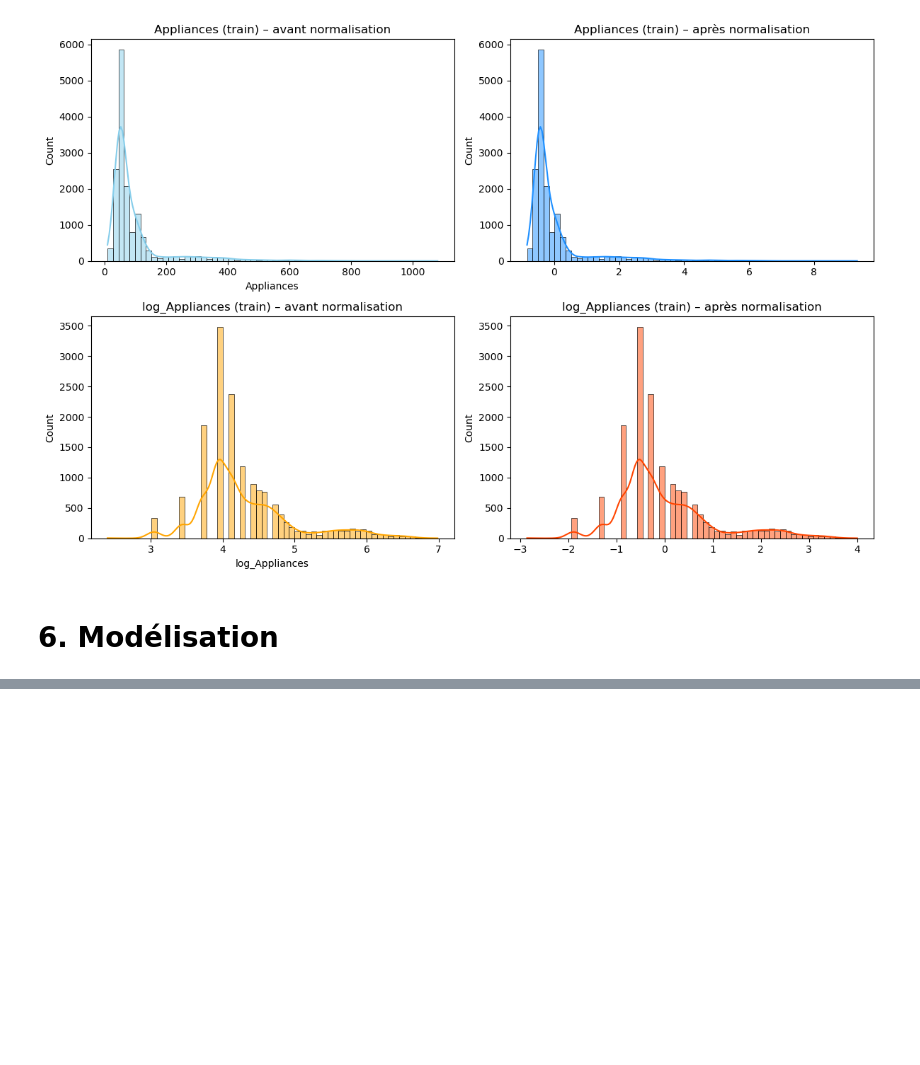
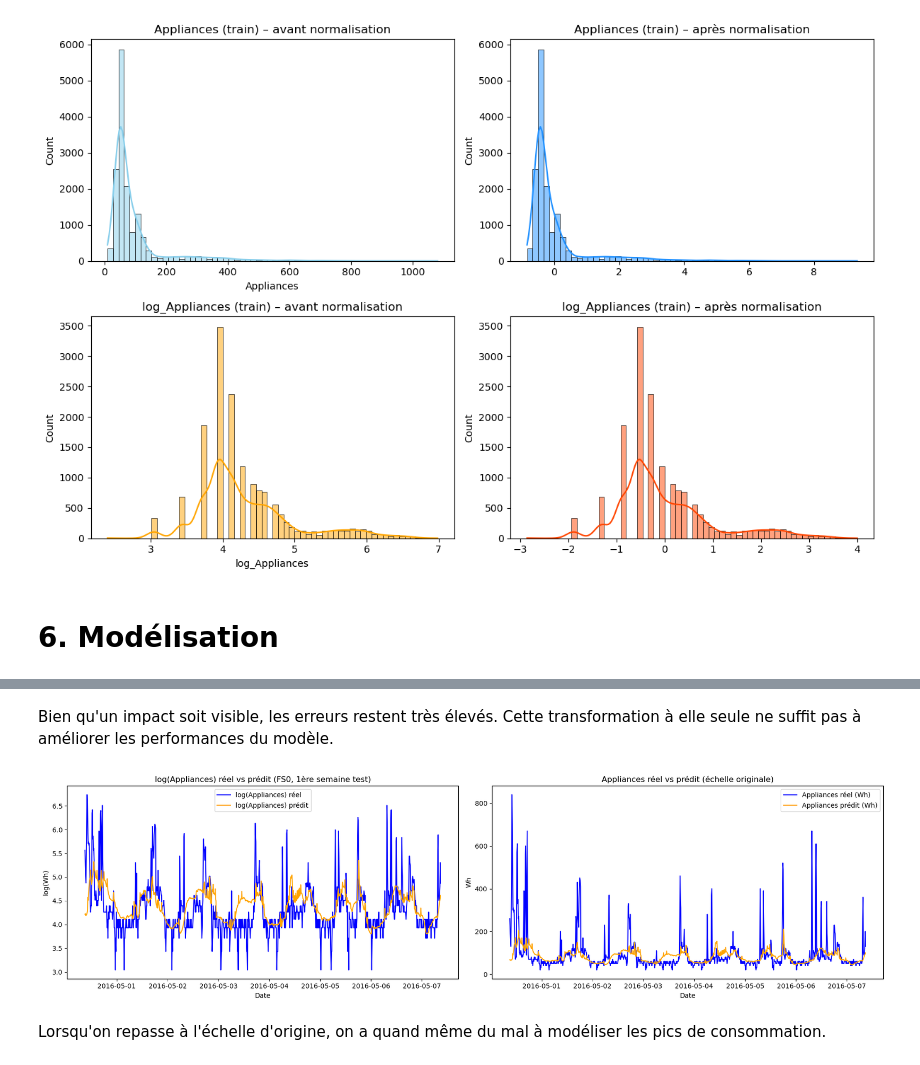
Before and after one commit to issagith/energy-consumption-prediction, a Jupyter notebook: main.ipynb, the cells around one changed output, grey strips where cells are left out. Drawn from its saved outputs; the diff is of its cells as text; code cells hidden in the pictures; blank space fills up the shorter version.

```diff
--- a/main.ipynb
+++ b/main.ipynb
@@ -874,6 +874,9 @@ from sklearn.preprocessing import StandardScaler
 scaler = StandardScaler()
 X_train_scaled = scaler.fit_transform(X_train)
 X_test_scaled = scaler.transform(X_test)
+
+X_train_scaled_df = pd.DataFrame(X_train_scaled, columns=X_train.columns)
+X_test_scaled_df = pd.DataFrame(X_test_scaled, columns=X_test.columns)
 # %%
 # Convert X_train_scaled back to DataFrame with correct column names for FS3
 import pandas as pd
@@ -938,0 +1281,8 @@ plt.show()
+# %%
+# Sans transformation log (cible brute)
+res_raw = run_model(LinearRegression(), fs='FS0', target='raw')
+display_results(res_raw)
+
+# Avec transformation log (cible log1p)
+res_log = run_model(LinearRegression(), fs='FS0', target='log')
+display_results(res_log)
@@ -938,0 +1313,37 @@ plt.show()
+# %% [markdown]
+Bien qu'un impact soit visible, les erreurs restent très élevés. Cette transformation à elle seule ne suffit pas à améliorer les performances du modèle.
+# %%
+# Affichage des valeurs prédites en log pour la première semaine du test set
+
+y_pred_log = np.log1p(res_log['y_pred_test'][:len(first_week_idx)])
+
+# Récupérer les valeurs prédites dans l'échelle d'origine (Wh)
+y_pred_orig = res_log['y_pred_test'][:len(first_week_idx)]
+y_true_orig = y_test.loc[first_week_idx]
+
+plt.figure(figsize=(18, 5))
+
+# Plot log1p(Appliances)
+plt.subplot(1, 2, 1)
+plt.plot(first_week_idx, y_test_log.loc[first_week_idx], label='log(Appliances) réel', color='blue')
+plt.plot(first_week_idx, y_pred_log, label='log(Appliances) prédit', color='orange')
+plt.title("log(Appliances) réel vs prédit (FS0, 1ère semaine test)")
+plt.xlabel("Date")
+plt.ylabel("log(Wh)")
+plt.legend()
+
+# Plot valeurs dans l'échelle d'origine
+plt.subplot(1, 2, 2)
+plt.plot(first_week_idx, y_true_orig, label='Appliances réel (Wh)', color='blue')
+plt.plot(first_week_idx, y_pred_orig, label='Appliances prédit (Wh)', color='orange')
+plt.title("Appliances réel vs prédit (échelle originale)")
+plt.xlabel("Date")
+plt.ylabel("Wh")
+plt.legend()
+
+plt.tight_layout()
+plt.show()
+# %% [output]
+[figure, added]
+# %% [markdown]
+Lorsqu'on repasse à l'échelle d'origine, on a quand même du mal à modéliser les pics de consommation.
```
Also changed, not shown: parts of 52 cells of this notebook.
